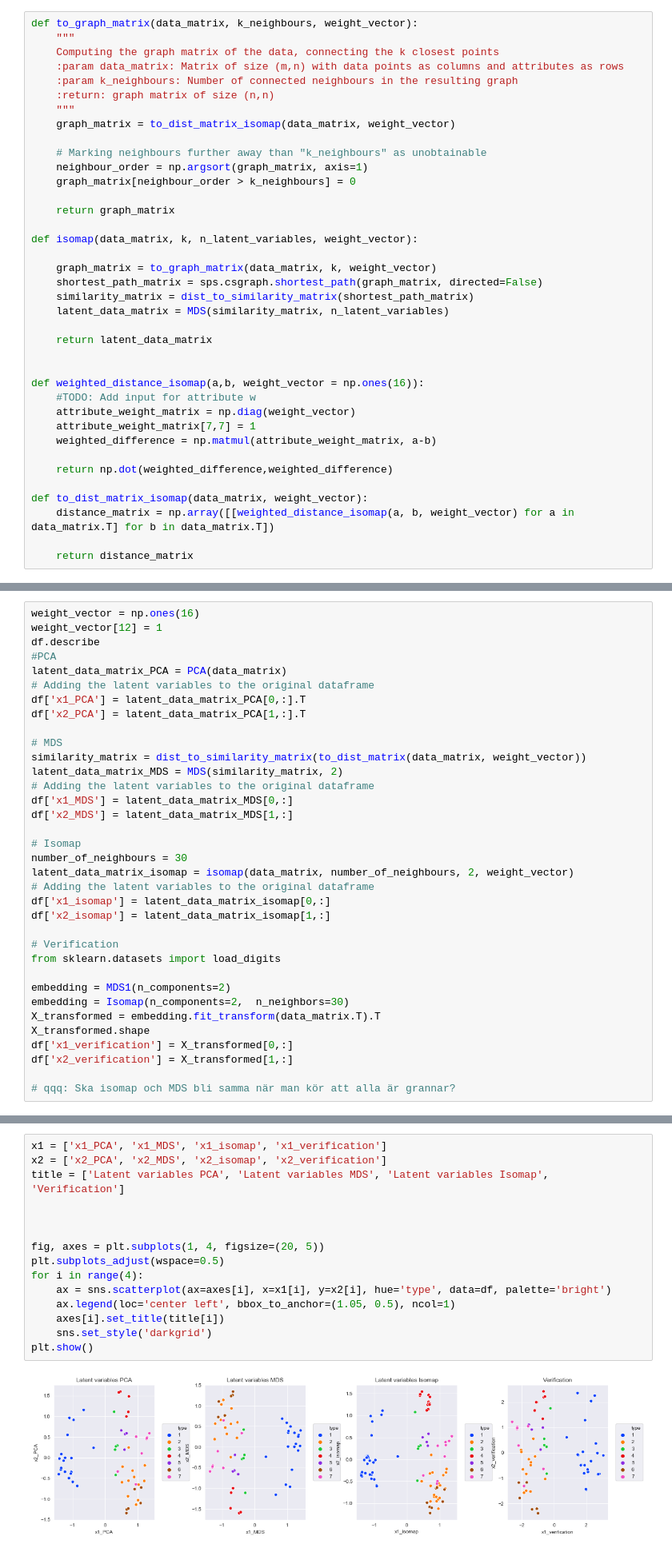
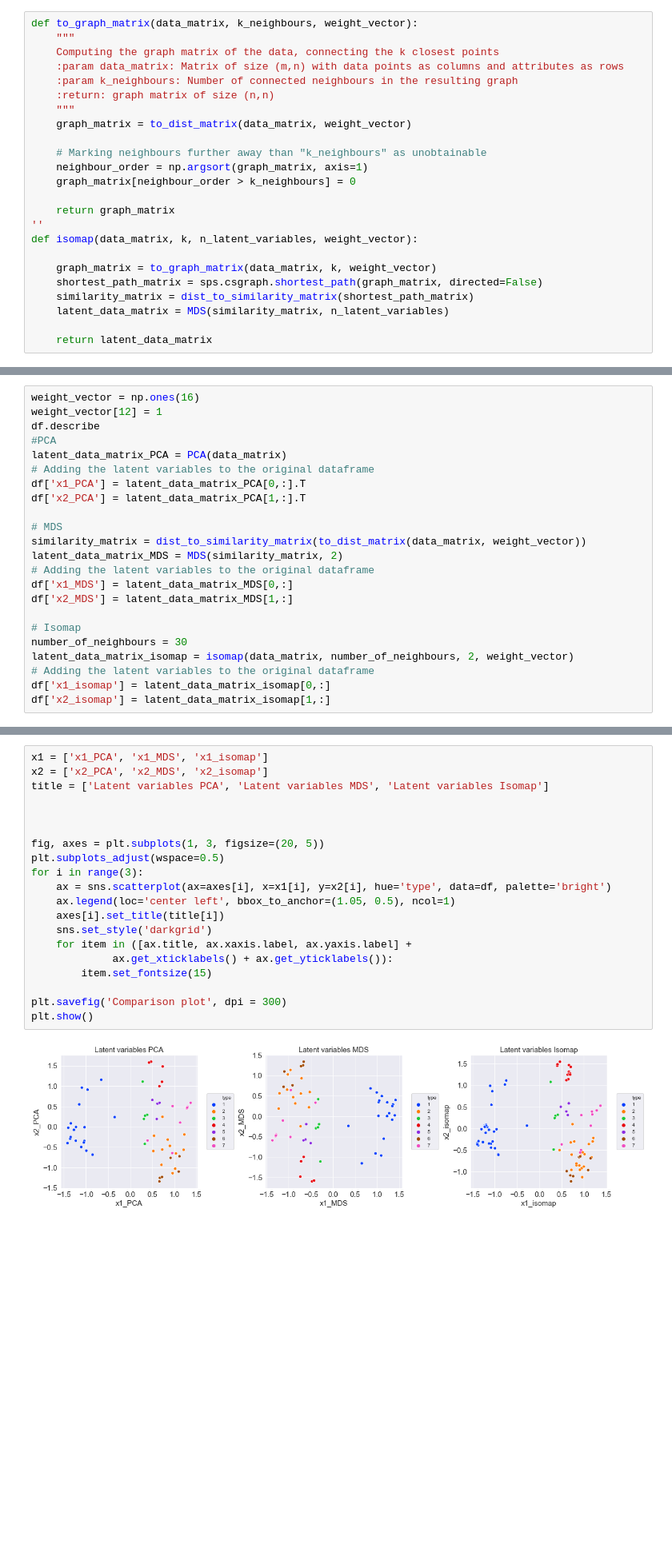
Before and after one commit to Filipbergentoft/DD2434, a Jupyter notebook: Assignment 1/assignment_1.ipynb, the cells around one changed output, grey strips where cells are left out. Shown at 80% size. Cells and saved outputs as stored; diff of their text form; blank space fills up the shorter version.

Commit message:
Modifying plots

```diff
--- a/Assignment 1/assignment_1.ipynb
+++ b/Assignment 1/assignment_1.ipynb
@@ -118,14 +112,14 @@ def to_graph_matrix(data_matrix, k_neighbours, weight_vector):
     :param k_neighbours: Number of connected neighbours in the resulting graph
     :return: graph matrix of size (n,n)
     """
-    graph_matrix = to_dist_matrix_isomap(data_matrix, weight_vector)
+    graph_matrix = to_dist_matrix(data_matrix, weight_vector)
 
     # Marking neighbours further away than "k_neighbours" as unobtainable
     neighbour_order = np.argsort(graph_matrix, axis=1)
     graph_matrix[neighbour_order > k_neighbours] = 0
 
     return graph_matrix
-
+''
 def isomap(data_matrix, k, n_latent_variables, weight_vector):
 
     graph_matrix = to_graph_matrix(data_matrix, k, weight_vector)
@@ -134,20 +128,6 @@ def isomap(data_matrix, k, n_latent_variables, weight_vector):
     latent_data_matrix = MDS(similarity_matrix, n_latent_variables)
 
     return latent_data_matrix
-
-
-def weighted_distance_isomap(a,b, weight_vector = np.ones(16)):
-    #TODO: Add input for attribute w
-    attribute_weight_matrix = np.diag(weight_vector)
-    attribute_weight_matrix[7,7] = 1
-    weighted_difference = np.matmul(attribute_weight_matrix, a-b)
-
-    return np.dot(weighted_difference,weighted_difference)
-
-def to_dist_matrix_isomap(data_matrix, weight_vector):
-    distance_matrix = np.array([[weighted_distance_isomap(a, b, weight_vector) for a in data_matrix.T] for b in data_matrix.T])
-
-    return distance_matrix
 # %% [markdown]
 ### Running the Implementations
 # %%
@@ -173,17 +153,5 @@ latent_data_matrix_isomap = isomap(data_matrix, number_of_neighbours, 2, weight_
 # Adding the latent variables to the original dataframe
 df['x1_isomap'] = latent_data_matrix_isomap[0,:]
 df['x2_isomap'] = latent_data_matrix_isomap[1,:]
-
-# Verification
-from sklearn.datasets import load_digits
-
-embedding = MDS1(n_components=2)
-embedding = Isomap(n_components=2,  n_neighbors=30)
-X_transformed = embedding.fit_transform(data_matrix.T).T
-X_transformed.shape
-df['x1_verification'] = X_transformed[0,:]
-df['x2_verification'] = X_transformed[1,:]
-
-# qqq: Ska isomap och MDS bli samma när man kör att alla är grannar?
 # %% [markdown]
 ### Plotting the results
@@ -190,17 +191,22 @@ df['x2_verification'] = X_transformed[1,:]
 # %%
-x1 = ['x1_PCA', 'x1_MDS', 'x1_isomap', 'x1_verification']
-x2 = ['x2_PCA', 'x2_MDS', 'x2_isomap', 'x2_verification']
-title = ['Latent variables PCA', 'Latent variables MDS', 'Latent variables Isomap', 'Verification']
+x1 = ['x1_PCA', 'x1_MDS', 'x1_isomap']
+x2 = ['x2_PCA', 'x2_MDS', 'x2_isomap']
+title = ['Latent variables PCA', 'Latent variables MDS', 'Latent variables Isomap']
 
 
 
-fig, axes = plt.subplots(1, 4, figsize=(20, 5))
+fig, axes = plt.subplots(1, 3, figsize=(20, 5))
 plt.subplots_adjust(wspace=0.5)
-for i in range(4):
+for i in range(3):
     ax = sns.scatterplot(ax=axes[i], x=x1[i], y=x2[i], hue='type', data=df, palette='bright')
     ax.legend(loc='center left', bbox_to_anchor=(1.05, 0.5), ncol=1)
     axes[i].set_title(title[i])
     sns.set_style('darkgrid')
+    for item in ([ax.title, ax.xaxis.label, ax.yaxis.label] +
+             ax.get_xticklabels() + ax.get_yticklabels()):
+        item.set_fontsize(15)
+
+plt.savefig('Comparison plot', dpi = 300)
 plt.show()
 # %% [output]
-[figure, old version]
+[figure, new version]
```
Also changed, not shown: parts of 5 cells of this notebook, 9 other files.
